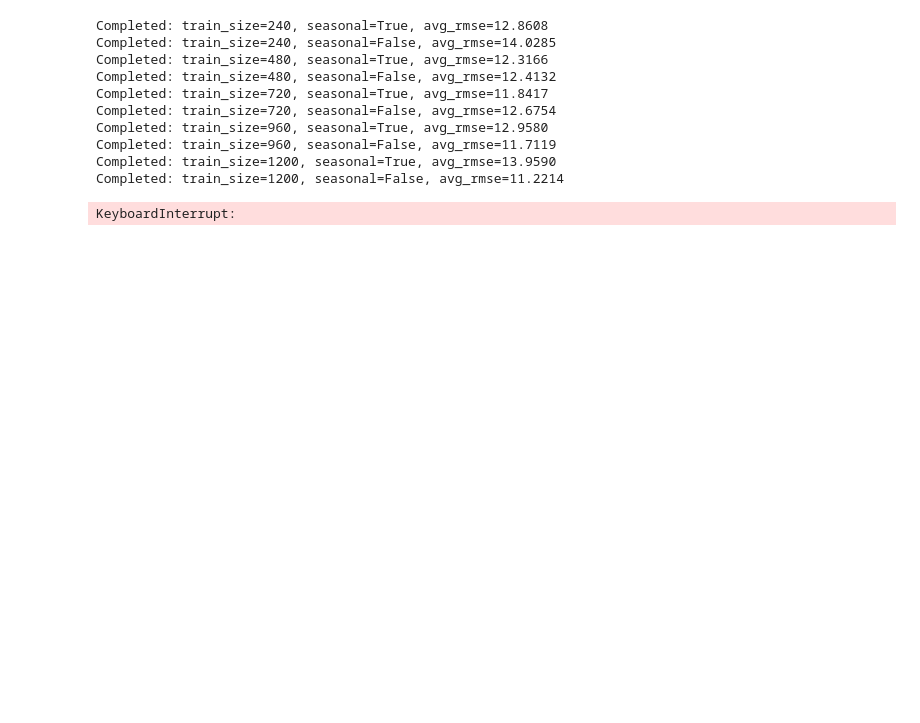
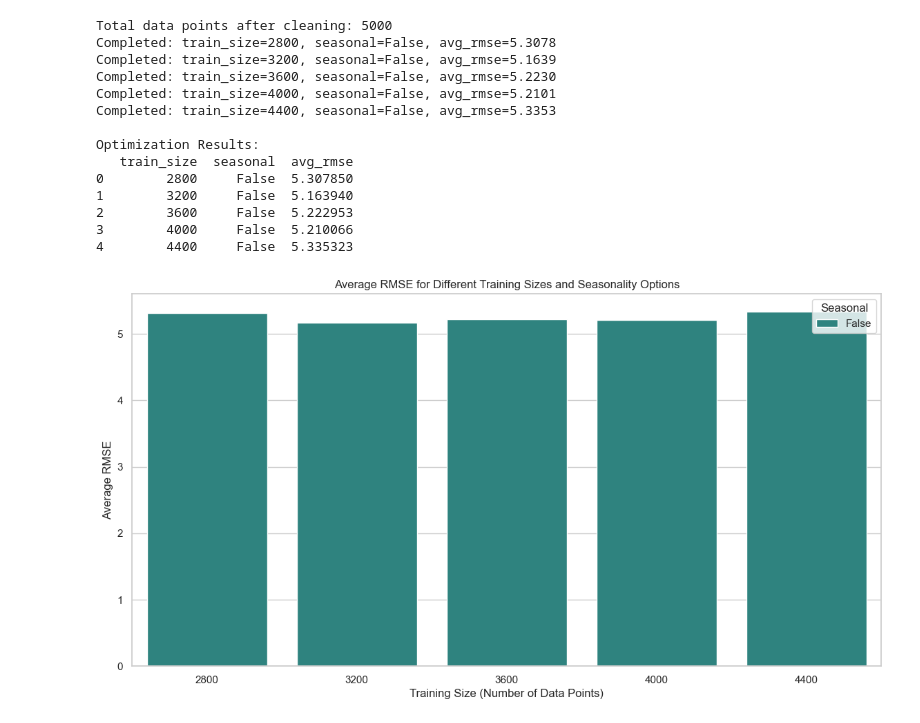
Before and after one commit to harrycslau/forex-data-fft, a Jupyter notebook: optimize_arima.ipynb, the cells around one changed output. Cells and saved outputs as stored; diff of their text form; code cells hidden in the pictures; blank space fills up the shorter version.

Commit message:
Changed Optimization for M15

```diff
--- a/optimize_arima.ipynb
+++ b/optimize_arima.ipynb
@@ -1,4 +1,6 @@
 # %%
+# v2: Changed to 15 minute bars
+
 # ================================
 # 1. Data Retrieval and Preparation
 # ================================
@@ -26,7 +28,7 @@ tv = TvDatafeedLive(username, password)
 
 # Fetch historical data for XAUUSD (2000 hourly bars)
 prices = tv.get_hist(symbol='XAUUSD', exchange='ICMARKETS',
-                     interval=Interval.in_1_hour, n_bars=2000)
+                     interval=Interval.in_15_minute, n_bars=5000)
 
 # Ensure the 'close' column is in numeric format
 prices['close'] = pd.to_numeric(prices['close'], errors='coerce')
@@ -50,11 +52,11 @@ def calculate_rmse(actual, predicted):
     return np.sqrt(mean_squared_error(actual, predicted))
 
 # Define optimization parameters
-training_sizes = [240, 480, 720, 960, 1200, 1440]  # Number of training data points
-seasonal_options = [True, False]                   # Whether to include seasonality
-num_runs = 30                                      # Number of rolling window iterations
-forecast_elements = 24                             # Number of data points to forecast (24 hours)
-shift_step = 10                                    # Shift each run by 10 data points
+training_sizes = [2800, 3200, 3600, 4000, 4400]    # Number of training data points
+seasonal_options = [False]                         # Whether to include seasonality
+num_runs = 40                                      # Number of rolling window iterations
+forecast_elements = 20                             # Number of data points to forecast (20*15min = 5 hours)
+shift_step = 12                                    # Shift each run by 10 data points
 
 # Initialize a list to store results
 results = []
@@ -96,7 +98,7 @@ for train_size in training_sizes:
 
             # Extract the trend component using Savitzky-Golay filter on training data
             try:
-                window_length = 21  # Must be a positive odd integer
+                window_length = 19  # Must be a positive odd integer
                 polyorder = 1
                 if window_length > train_size:
                     print(f"Run {run} failed for train_size={train_size}, seasonal={seasonal}: "
@@ -117,7 +119,7 @@ for train_size in training_sizes:
                 smodel = pm.auto_arima(
                     trend_train,
                     start_p=1, start_q=1,
-                    max_p=3, max_q=3,
+                    max_p=4, max_q=4,
                     seasonal=seasonal,
                     m=24 if seasonal else 1,    # Set m=24 for daily seasonality
                     d=None,
@@ -200,11 +203,15 @@ Total data points after cleaning: 2000
-Completed: train_size=240, seasonal=True, avg_rmse=12.8608
-Completed: train_size=240, seasonal=False, avg_rmse=14.0285
-Completed: train_size=480, seasonal=True, avg_rmse=12.3166
-Completed: train_size=480, seasonal=False, avg_rmse=12.4132
-Completed: train_size=720, seasonal=True, avg_rmse=11.8417
-Completed: train_size=720, seasonal=False, avg_rmse=12.6754
-Completed: train_size=960, seasonal=True, avg_rmse=12.9580
-Completed: train_size=960, seasonal=False, avg_rmse=11.7119
-Completed: train_size=1200, seasonal=True, avg_rmse=13.9590
-Completed: train_size=1200, seasonal=False, avg_rmse=11.2214
+Total data points after cleaning: 5000
+Completed: train_size=2800, seasonal=False, avg_rmse=5.3078
+Completed: train_size=3200, seasonal=False, avg_rmse=5.1639
+Completed: train_size=3600, seasonal=False, avg_rmse=5.2230
+Completed: train_size=4000, seasonal=False, avg_rmse=5.2101
+Completed: train_size=4400, seasonal=False, avg_rmse=5.3353
+
+Optimization Results:
+   train_size  seasonal  avg_rmse
+0        2800     False  5.307850
+1        3200     False  5.163940
+2        3600     False  5.222953
+3        4000     False  5.210066
+4        4400     False  5.335323
-KeyboardInterrupt:
+[figure, added]
```
Also changed, not shown: parts of 1 cell of this notebook, 3 other files.
